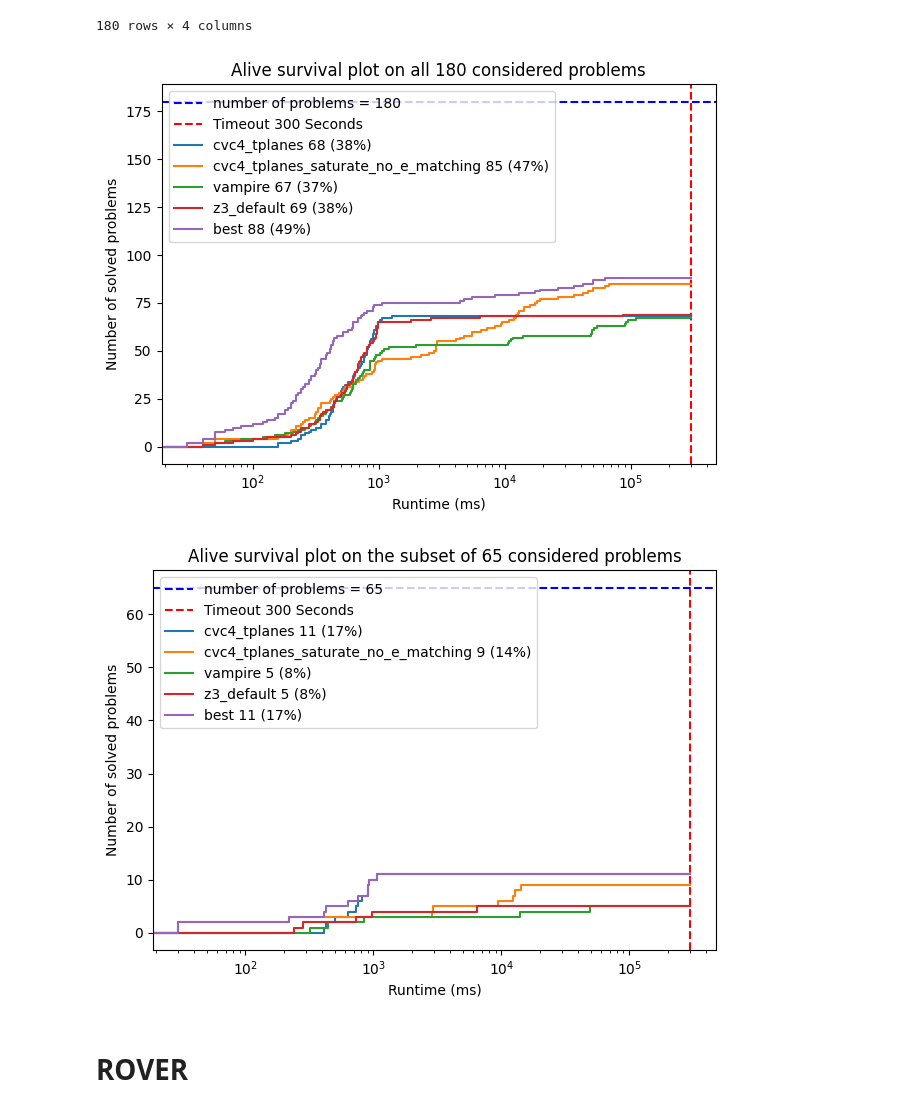
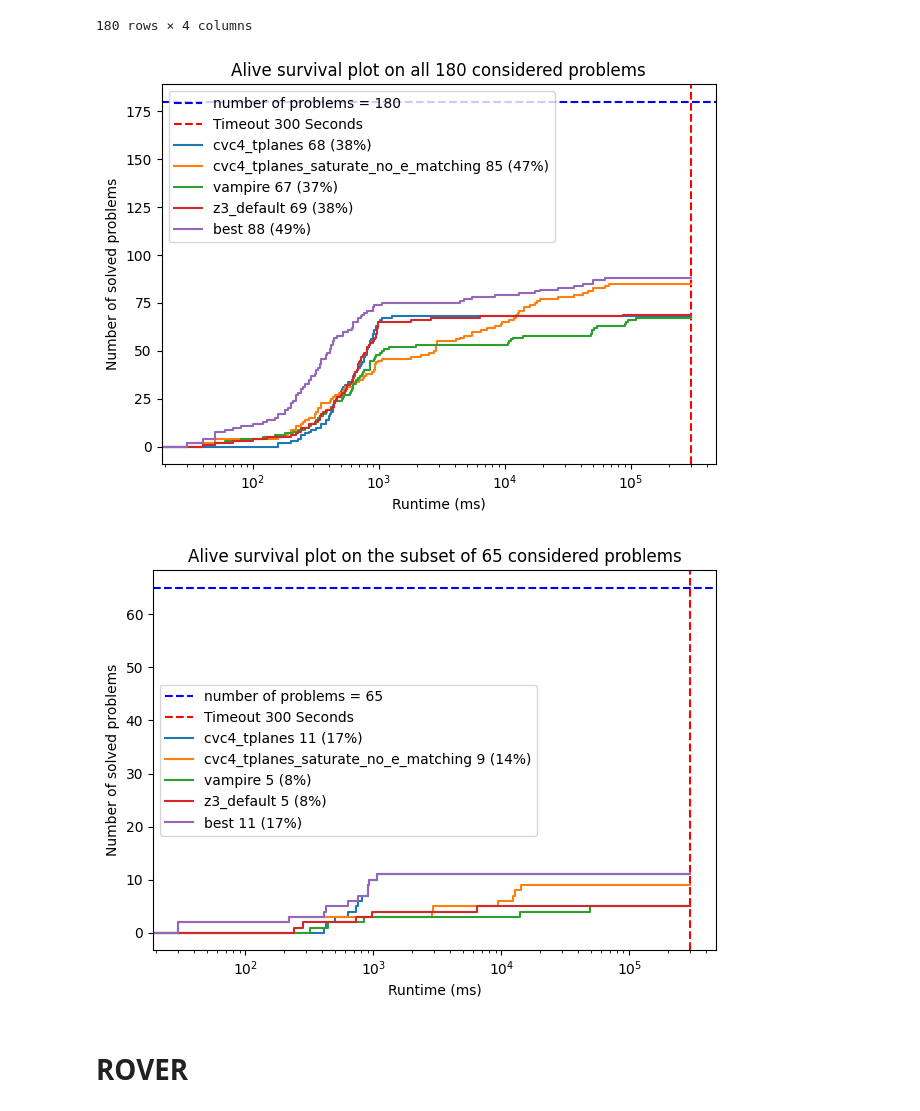
Before and after one commit to luigirinaldi/fyp, a Jupyter notebook: gen_graphs/scripts/graphing/eval_graphs.ipynb, the cells around one changed output. Saved outputs shown, nothing was run; the diff lists cells and outputs as text; code cells hidden in the pictures.

```diff
--- a/gen_graphs/scripts/graphing/eval_graphs.ipynb
+++ b/gen_graphs/scripts/graphing/eval_graphs.ipynb
@@ -47,7 +47,7 @@ sledge_raw = {}
 
 data_dir = '../../data/'
 
-for bench in ['rover','alive', 'alive_bitwise']:
+for bench in os.listdir(data_dir):
     sledge_raw[bench] = pd.DataFrame({
         'lemma':load_sledge_data(f"{data_dir}{bench}/lemma/parsed.json"),
         'no_lemma':load_sledge_data(f"{data_dir}{bench}/no_lemma/parsed.json")
@@ -145,28 +145,34 @@ def combine_results(x):
     else:
         return None
 # %%
+fig_dest = '../../out/artifact/img/'
+os.makedirs(fig_dest, exist_ok=True)
+
+
 fig, ax = plt.subplots()
 
 toward_data['best'] = toward_data.apply(combine_results, axis=1)
 
 plot_cactus(ax, toward_data, 300000)
-ax.legend(loc='upper left')
+ax.legend(loc='best')
 ax.set_title('Alive survival plot on all 180 considered problems')
 plt.tight_layout()
+plt.savefig(f"{fig_dest}all_problem.pdf")
 plt.show()
 
 fig, ax = plt.subplots()
 
 filtered = toward_data.filter(items=sledge['alive'].index.to_list(), axis=0)
 
 plot_cactus(ax, filtered,  300000)
-ax.legend(loc='upper left')
+ax.legend(loc='best')
 ax.set_title('Alive survival plot on the subset of 65 considered problems')
 plt.tight_layout()
+plt.savefig(f"{fig_dest}sub65_problem.pdf")
 plt.show()
 # %% [output]
 [figure]
-[figure, old version]
+[figure, new version]
 # %% [markdown]
 # ROVER
 # %%
```
Also changed, not shown: parts of 5 cells of this notebook, 6 other files.
